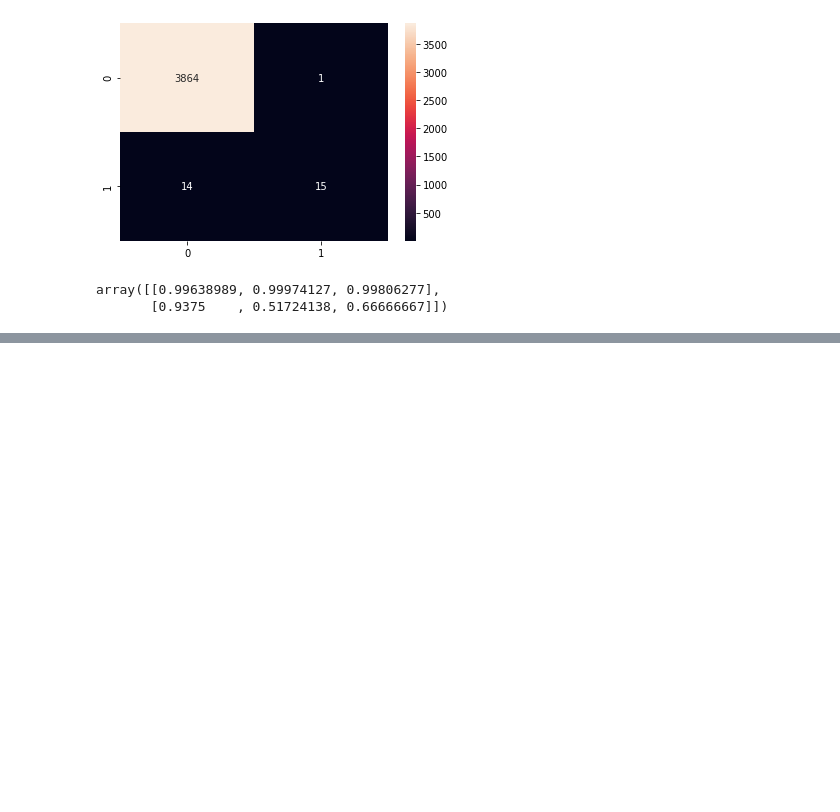
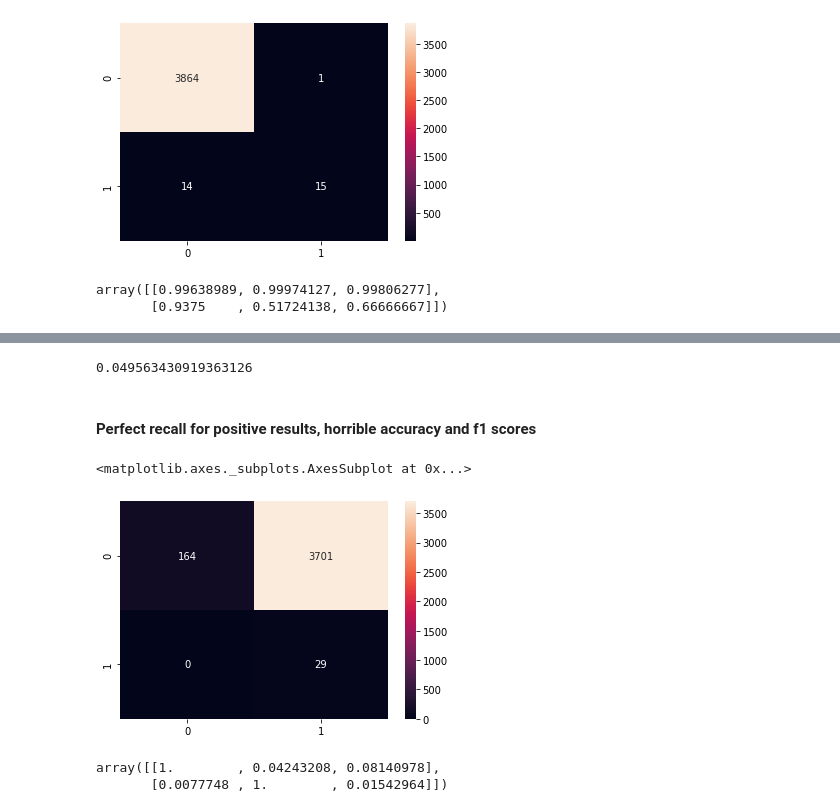
Before and after one commit to MarcusGitAccount/Covid19-Survival-Prediction, a Jupyter notebook: 30239_ PopMarcus.ipynb, the cells around one changed output, grey strips where cells are left out. Cells and saved outputs as stored; diff of their text form; code cells hidden in the pictures; blank space fills up the shorter version.

```diff
--- a/30239_ PopMarcus.ipynb
+++ b/30239_ PopMarcus.ipynb
@@ -500,0 +615,3 @@ array([[0.99838449, 0.95937904, 0.9784932 ],
+# %%
+kmeans = KMeans(n_clusters=31, random_state=42,
+                n_jobs=-1, max_iter=100, verbose=1)
@@ -500,0 +628,2 @@ array([[0.99838449, 0.95937904, 0.9784932 ],
+# %%
+partitions = [neg.values[np.in1d(kmeans.labels_, cluster), :] for cluster in range(kmeans.n_clusters)]
@@ -500,0 +634,3 @@ array([[0.99838449, 0.95937904, 0.9784932 ],
+# %%
+best2 = best_partition_model(partitions, pos)
+print(best)
@@ -500,0 +646,17 @@ array([[0.99838449, 0.95937904, 0.9784932 ],
+# %%
+best2[0].score(X_test, y_test)
+# %% [output]
+0.049563430919363126
+# %% [markdown]
+#### Perfect recall for positive results, horrible accuracy and f1 scores
+# %%
+conf = metrics.confusion_matrix(y_test, best2[0].predict(X_test))
+sns.heatmap(conf, annot=True, fmt='d')
+# %% [output]
+<matplotlib.axes._subplots.AxesSubplot at 0x...>
+[figure, added]
+# %%
+compute_f1_scores_4conf_mat(conf)
+# %% [output]
+array([[1.        , 0.04243208, 0.08140978],
+       [0.0077748 , 1.        , 0.01542964]])
```
Also changed, not shown: parts of 32 cells of this notebook.
